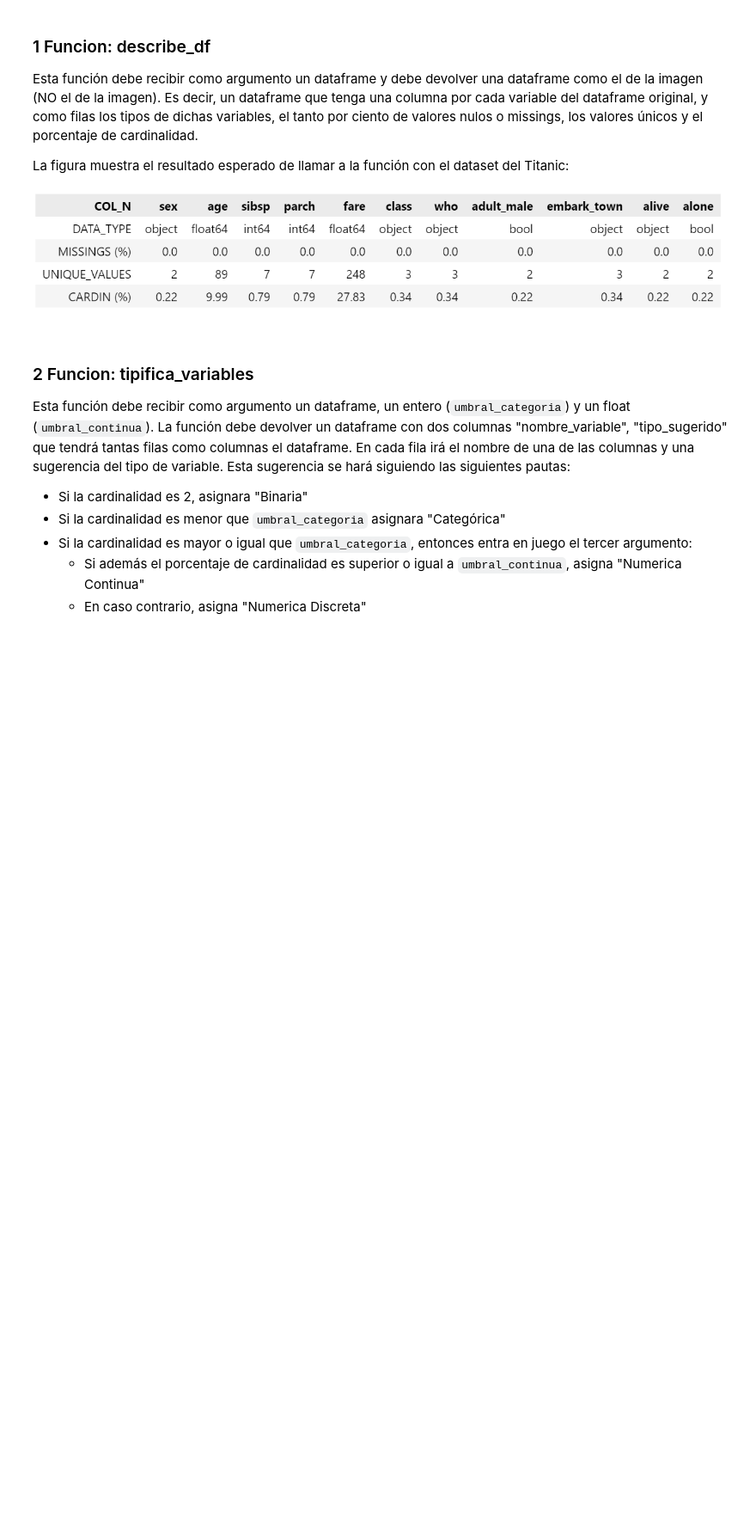
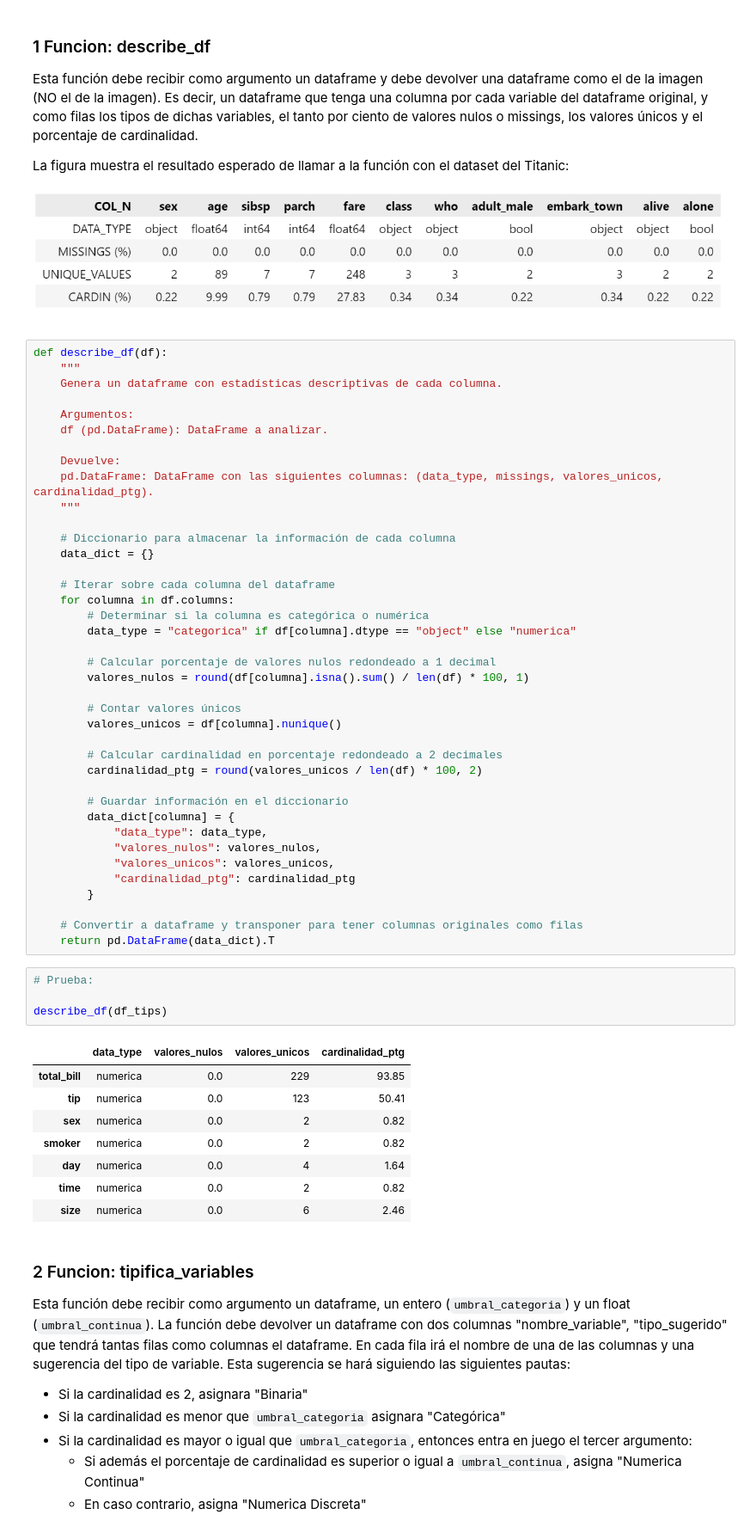
Before and after one commit to arratealduzin/TEAM_7.-CHALLENGE-TOOLBOX, a Jupyter notebook: Team_Challenge_ToolBox.ipynb, the cells around one changed output. Shown at 86% size. Drawn from its saved outputs; the diff is of its cells as text; blank space fills up the shorter version.

```diff
--- a/Team_Challenge_ToolBox.ipynb
+++ b/Team_Challenge_ToolBox.ipynb
@@ -61,6 +94,58 @@ Esta función debe recibir como argumento un dataframe y debe devolver una dataf
 La figura muestra el resultado esperado de llamar a la función con el dataset del Titanic:
 
 ![image.png](attachment:image.png)
+# %%
+def describe_df(df):
+    """
+    Genera un dataframe con estadísticas descriptivas de cada columna.
+
+    Argumentos:
+    df (pd.DataFrame): DataFrame a analizar.
+
+    Devuelve:
+    pd.DataFrame: DataFrame con las siguientes columnas: (data_type, missings, valores_unicos, cardinalidad_ptg).
+    """
+
+    # Diccionario para almacenar la información de cada columna
+    data_dict = {}
+
+    # Iterar sobre cada columna del dataframe
+    for columna in df.columns:
+        # Determinar si la columna es categórica o numérica
+        data_type = "categorica" if df[columna].dtype == "object" else "numerica"
+
+        # Calcular porcentaje de valores nulos redondeado a 1 decimal
+        valores_nulos = round(df[columna].isna().sum() / len(df) * 100, 1)
+
+        # Contar valores únicos
+        valores_unicos = df[columna].nunique()
+
+        # Calcular cardinalidad en porcentaje redondeado a 2 decimales
+        cardinalidad_ptg = round(valores_unicos / len(df) * 100, 2)
+
+        # Guardar información en el diccionario
+        data_dict[columna] = {
+            "data_type": data_type,
+            "valores_nulos": valores_nulos,
+            "valores_unicos": valores_unicos,
+            "cardinalidad_ptg": cardinalidad_ptg
+        }
+
+    # Convertir a dataframe y transponer para tener columnas originales como filas
+    return pd.DataFrame(data_dict).T
+# %%
+# Prueba:
+
+describe_df(df_tips)
+# %% [output]
+|  | data_type | valores_nulos | valores_unicos | cardinalidad_ptg |
+| total_bill | numerica | 0.0 | 229 | 93.85 |
+| tip | numerica | 0.0 | 123 | 50.41 |
+| sex | numerica | 0.0 | 2 | 0.82 |
+| smoker | numerica | 0.0 | 2 | 0.82 |
+| day | numerica | 0.0 | 4 | 1.64 |
+| time | numerica | 0.0 | 2 | 0.82 |
+| size | numerica | 0.0 | 6 | 2.46 |
 # %% [markdown]
 ### 2 Funcion: tipifica_variables
 
```
Also changed, not shown: parts of 6 cells of this notebook.
